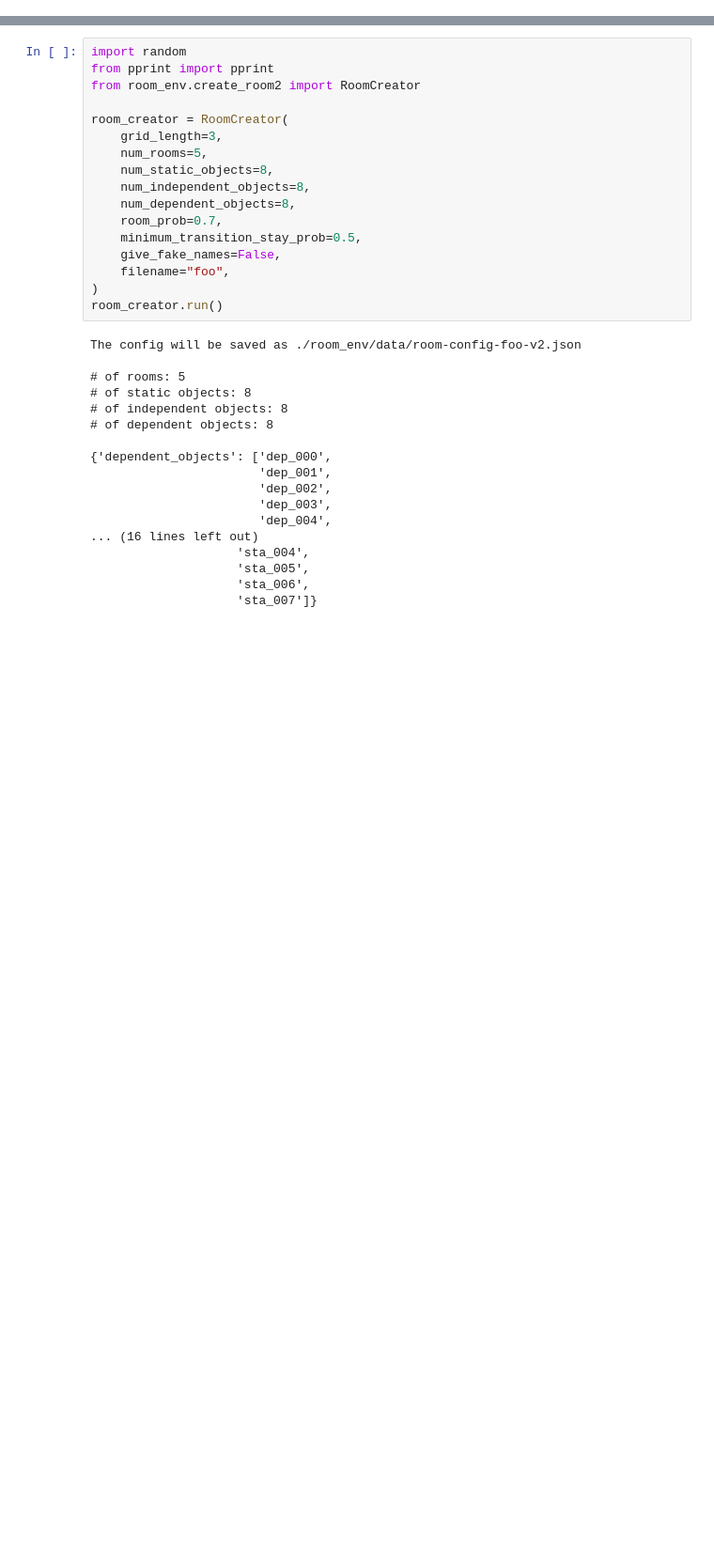
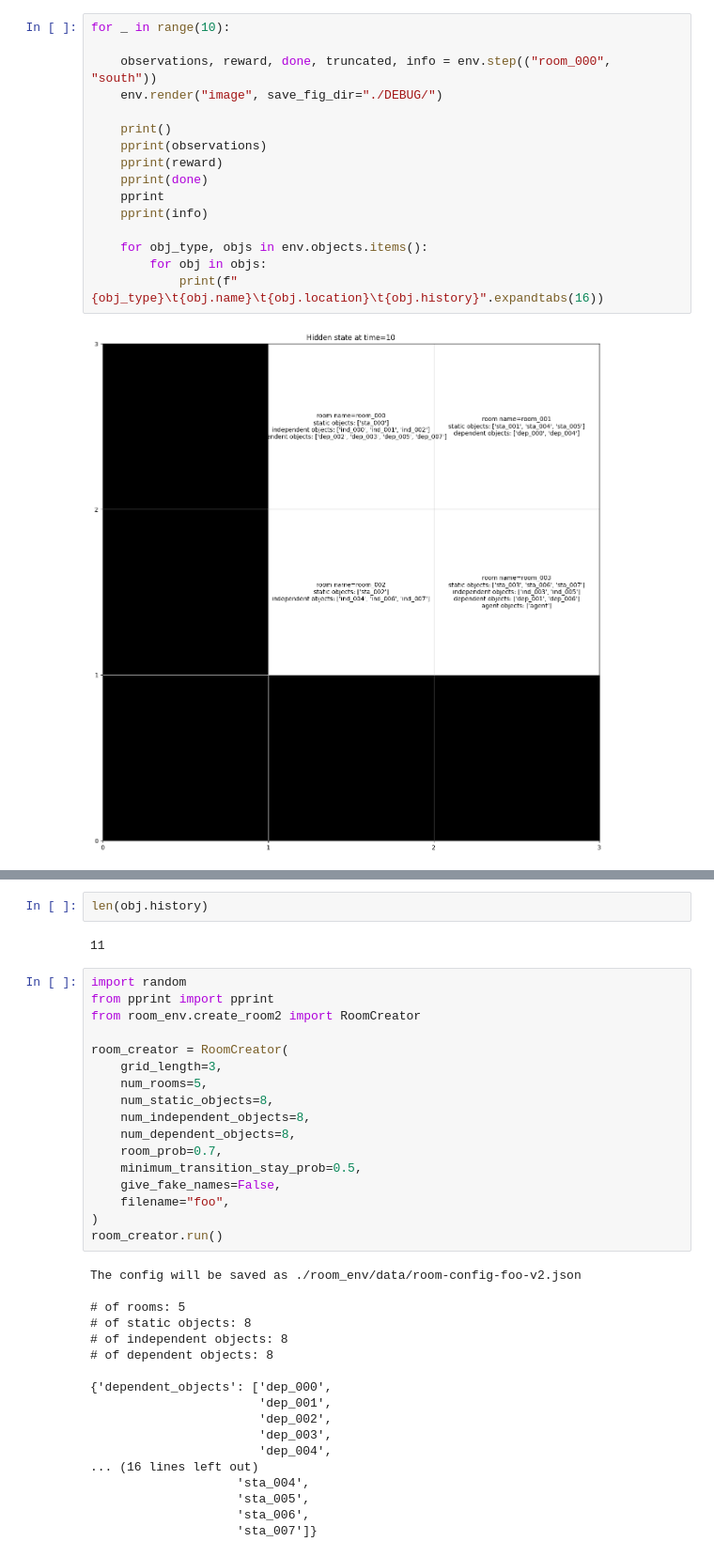
Before and after one commit to humemai/room-env, a Jupyter notebook: notebooks/02-Dec-2023.ipynb, the cells around one changed output, grey strips where cells are left out. Shown at 94% size. Saved outputs shown, nothing was run; the diff lists cells and outputs as text; blank space fills up the shorter version.

```diff
--- a/notebooks/02-Dec-2023.ipynb
+++ b/notebooks/02-Dec-2023.ipynb
@@ -0,0 +47,18 @@
+# %%
+for _ in range(10):
+
+    observations, reward, done, truncated, info = env.step(("room_000", "south"))
+    env.render("image", save_fig_dir="./DEBUG/")
+
+    print()
+    pprint(observations)
+    pprint(reward)
+    pprint(done)
+    pprint
+    pprint(info)
+
+    for obj_type, objs in env.objects.items():
+        for obj in objs:
+            print(f"{obj_type}\t{obj.name}\t{obj.location}\t{obj.history}".expandtabs(16))
+# %% [output]
+[figure, added]
@@ -1,3 +82,7 @@
+# %%
+len(obj.history)
+# %% [output]
+11
 # %%
 import random
 from pprint import pprint
```
Also changed, not shown: parts of 2 cells of this notebook, 6 other files.
